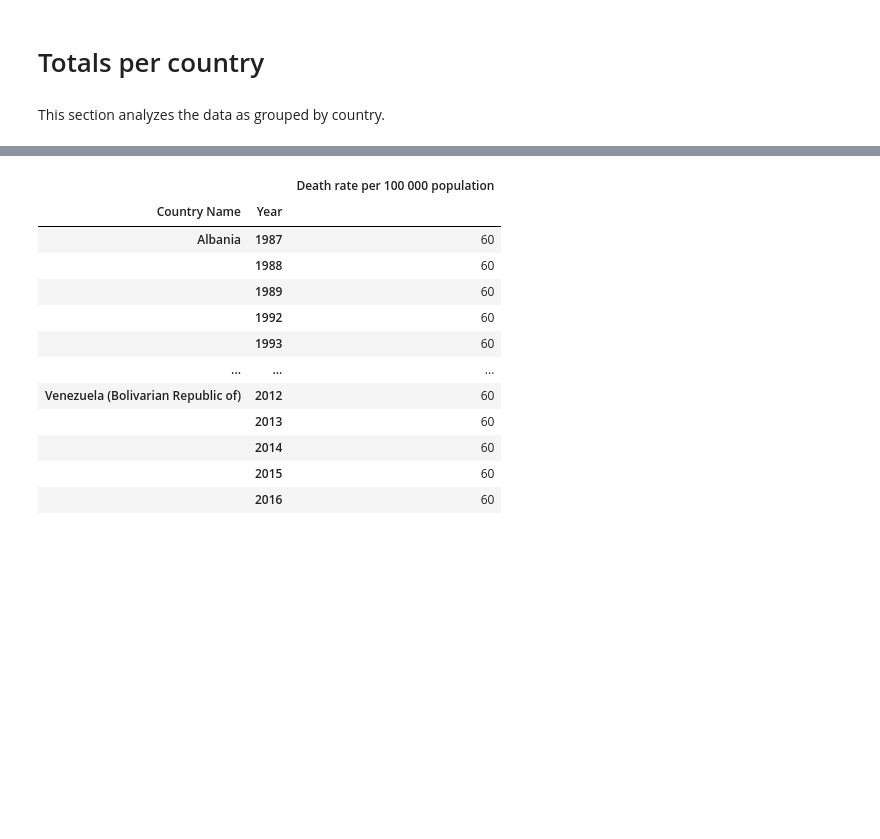
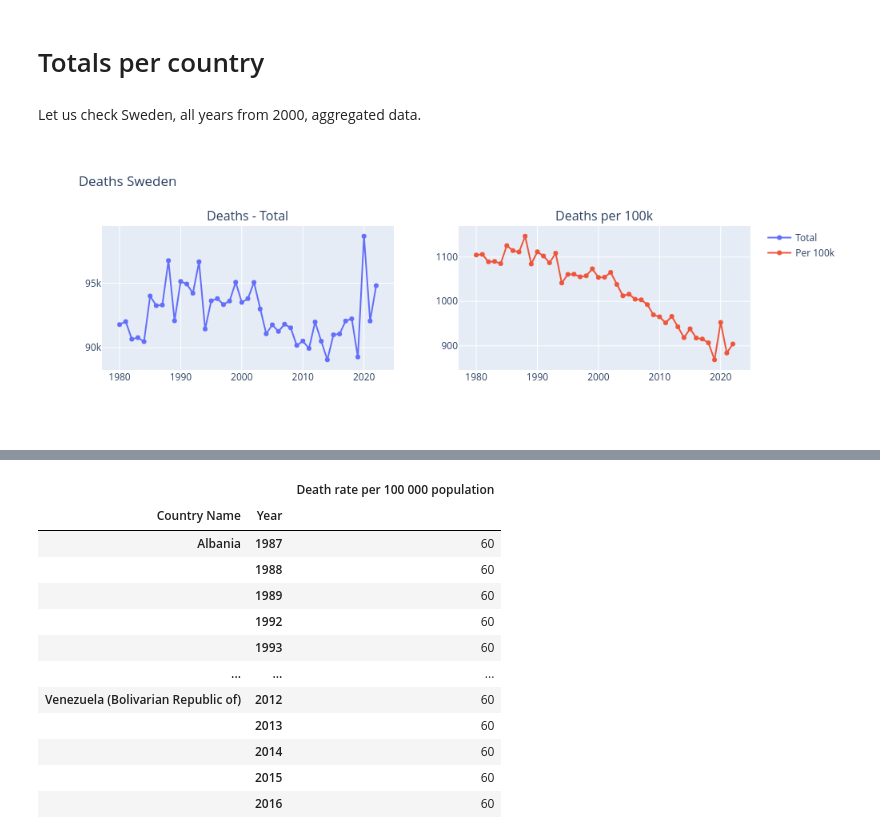
Before and after one commit to mauricio-aljure-rey/data-analysis, a Jupyter notebook: deaths_all/death_annalysis.ipynb, the cells around one changed output, grey strips where cells are left out. Saved outputs shown, nothing was run; the diff lists cells and outputs as text; code cells hidden in the pictures; blank space fills up the shorter version.

Commit message:
Covid and Vaccine death analysis. Sweden analyzed briefly.

```diff
--- a/deaths_all/death_annalysis.ipynb
+++ b/deaths_all/death_annalysis.ipynb
@@ -126,4 +195,24 @@ Death rate per 100 000 population: 267220 unique values
 # %% [markdown]
 # Totals per country
 # %% [markdown]
-This section analyzes the data as grouped by country.
+Let us check Sweden, all years from 2000, aggregated data.
+# %%
+df_sweden = df[(df["Sex"] == "All") & \
+              (df["Age Group"] == "[All]") & \
+              (df["Country Name"] == "Sweden") & \
+              (df["Year"] >= 1980)].sort_values("Year")
+# %%
+# Create subplots: use 'domain' type for pie charts
+fig = make_subplots(rows=1, cols=2, subplot_titles=('Deaths - Total', 'Deaths per 100k'))
+
+# Add traces
+fig.add_trace(go.Scatter(x=df_sweden['Year'], y=df_sweden['Number'], mode='lines+markers', name='Total'), row=1, col=1)
+fig.add_trace(go.Scatter(x=df_sweden['Year'], y=df_sweden['Death rate per 100 000 population'], mode='lines+markers', name='Per 100k'), row=1, col=2)
+
+# Update layout
+fig.update_layout(title_text='Deaths Sweden')
+
+# Show the plot
+fig.show()
+# %% [output]
+[figure, added]
```
Also changed, not shown: parts of 12 cells of this notebook.
